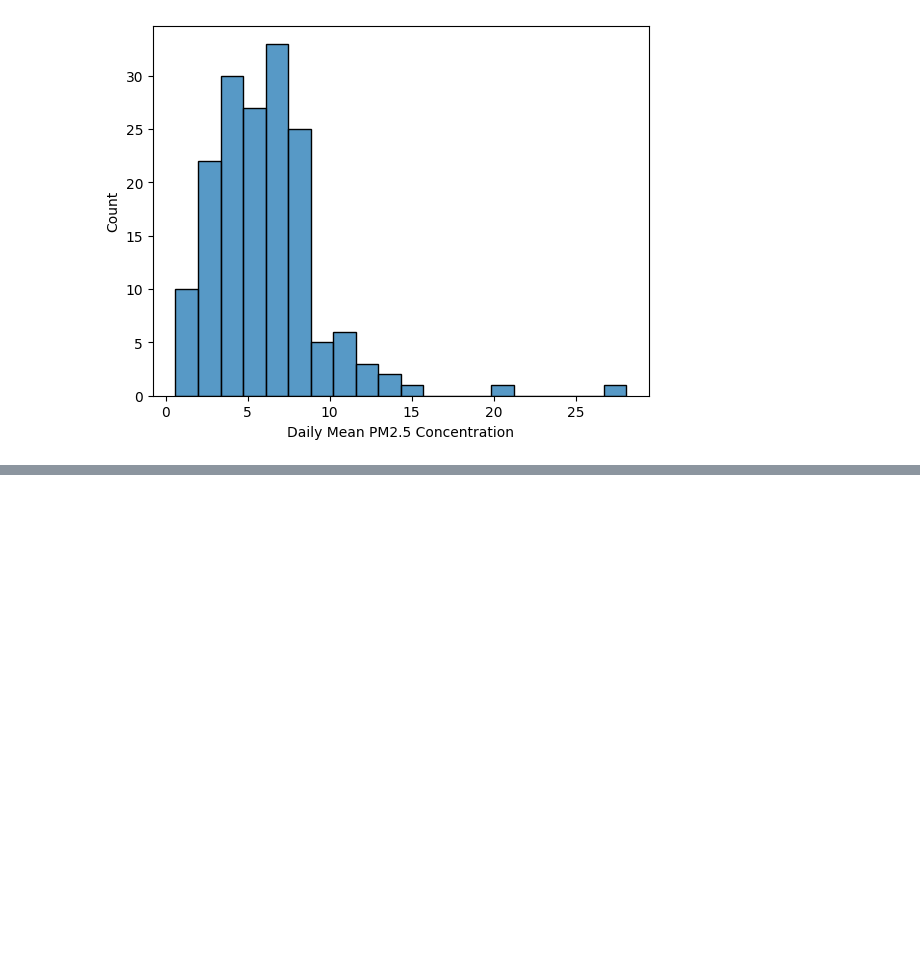
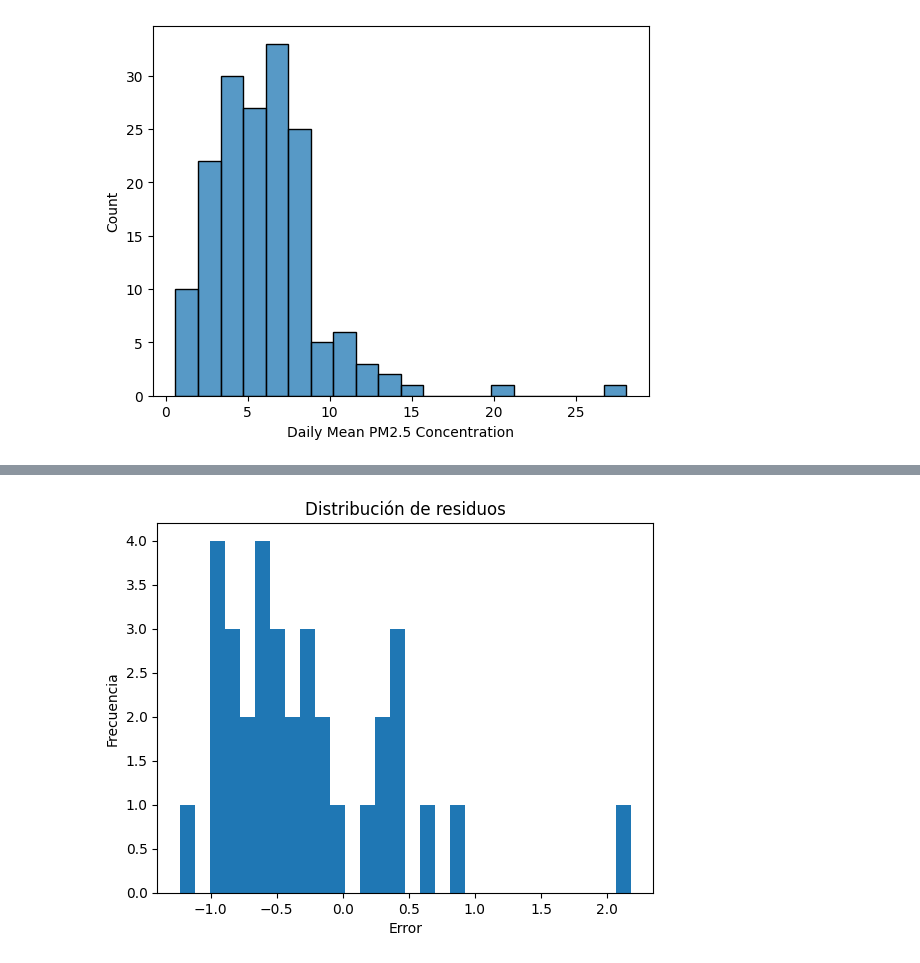
Before and after one commit to Fx2048/PI_Equipo04, a Jupyter notebook: Proyectos_de_ingenieria1/Talleres/Informe_Componentes_aire_Regresión_Lineal/INFORME_2_MAYORI_TURIN.ipynb, the cells around one changed output, grey strips where cells are left out. Cells and saved outputs as stored; diff of their text form; code cells hidden in the pictures; blank space fills up the shorter version.

```diff
--- a/Proyectos_de_ingenieria1/Talleres/Informe_Componentes_aire_Regresión_Lineal/INFORME_2_MAYORI_TURIN.ipynb
+++ b/Proyectos_de_ingenieria1/Talleres/Informe_Componentes_aire_Regresión_Lineal/INFORME_2_MAYORI_TURIN.ipynb
@@ -150,0 +252,12 @@ sns.histplot(df["Daily Mean PM2.5 Concentration"])
+# %%
+#Histograma de residuos
+plt.figure()
+plt.hist(residuos, bins=30)
+
+plt.title("Distribución de residuos")
+plt.xlabel("Error")
+plt.ylabel("Frecuencia")
+
+plt.show()
+# %% [output]
+[figure, added]
```
Also changed, not shown: parts of 14 cells of this notebook.
